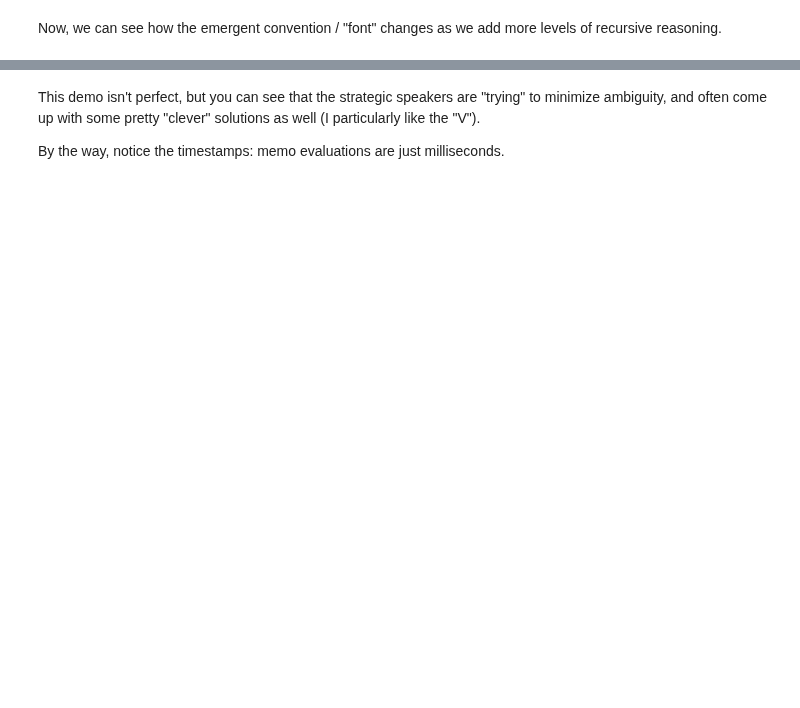
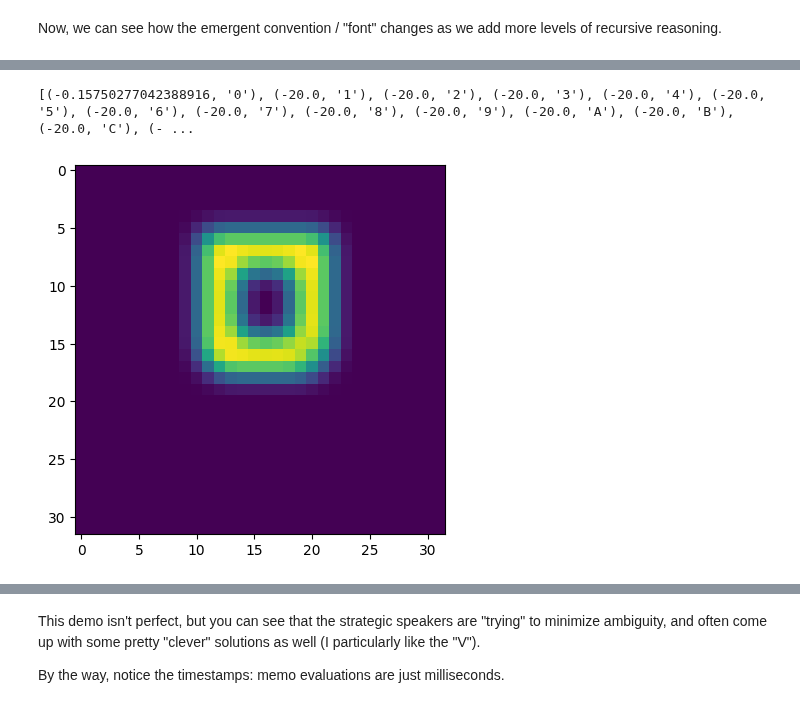
Before and after one commit to kach/memo, a Jupyter notebook: demo/demo-7segment.ipynb, the cells around one changed output, grey strips where cells are left out. Drawn from its saved outputs; the diff is of its cells as text; code cells hidden in the pictures; blank space fills up the shorter version.

```diff
--- a/demo/demo-7segment.ipynb
+++ b/demo/demo-7segment.ipynb
@@ -269,0 +540,9 @@ Wall time: 18.8 ms
+# %%
+idx = 27
+plt.imshow(make_7seg(idx))
+p = predict(state, make_7seg(idx))
+# p[p.argsort()[::-1]]
+print(list(zip(p.tolist(), chars)))
+# %% [output]
+[(-0.15750277042388916, '0'), (-20.0, '1'), (-20.0, '2'), (-20.0, '3'), (-20.0, '4'), (-20.0, '5'), (-20.0, '6'), (-20.0, '7'), (-20.0, '8'), (-20.0, '9'), (-20.0, 'A'), (-20.0, 'B'), (-20.0, 'C'), (- ...
+[figure, added]
```
Also changed, not shown: parts of 22 cells of this notebook.
